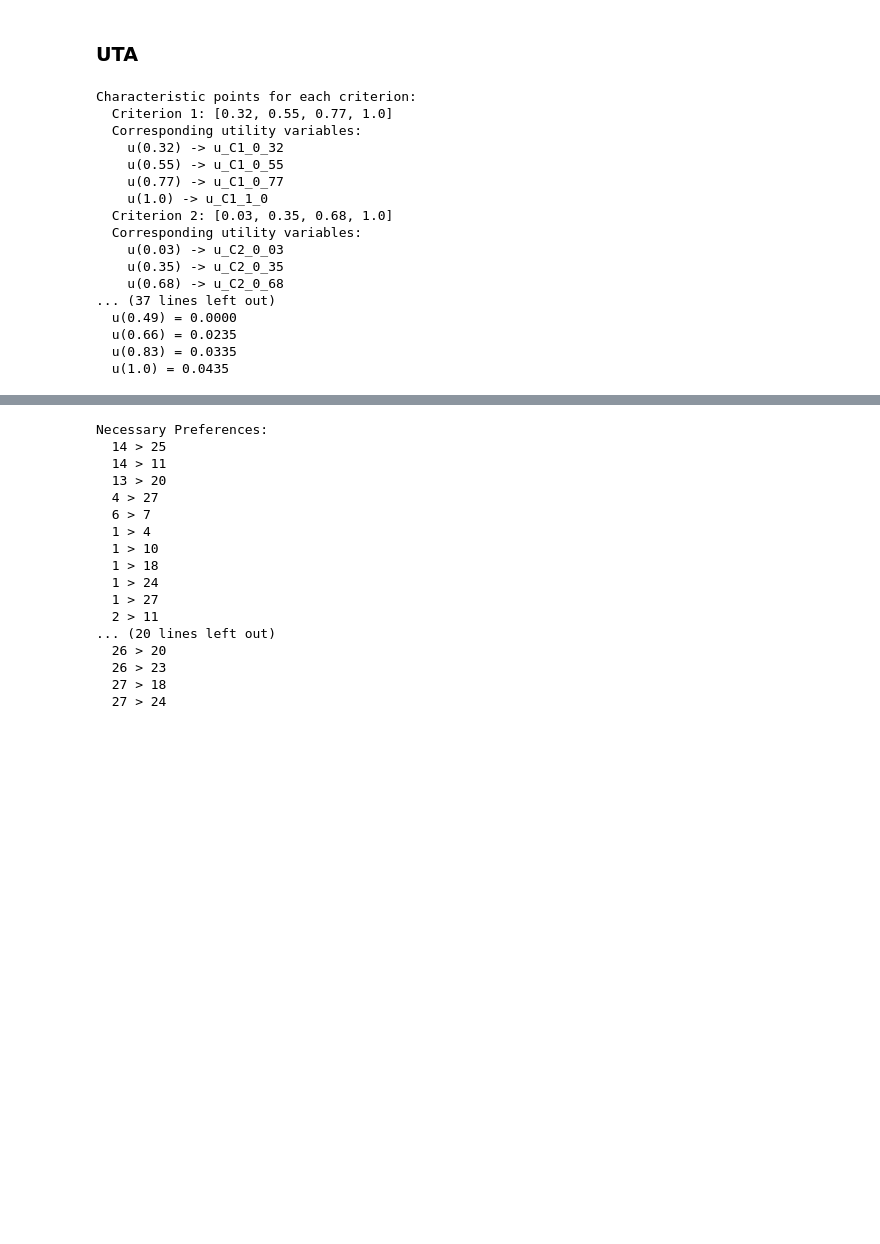
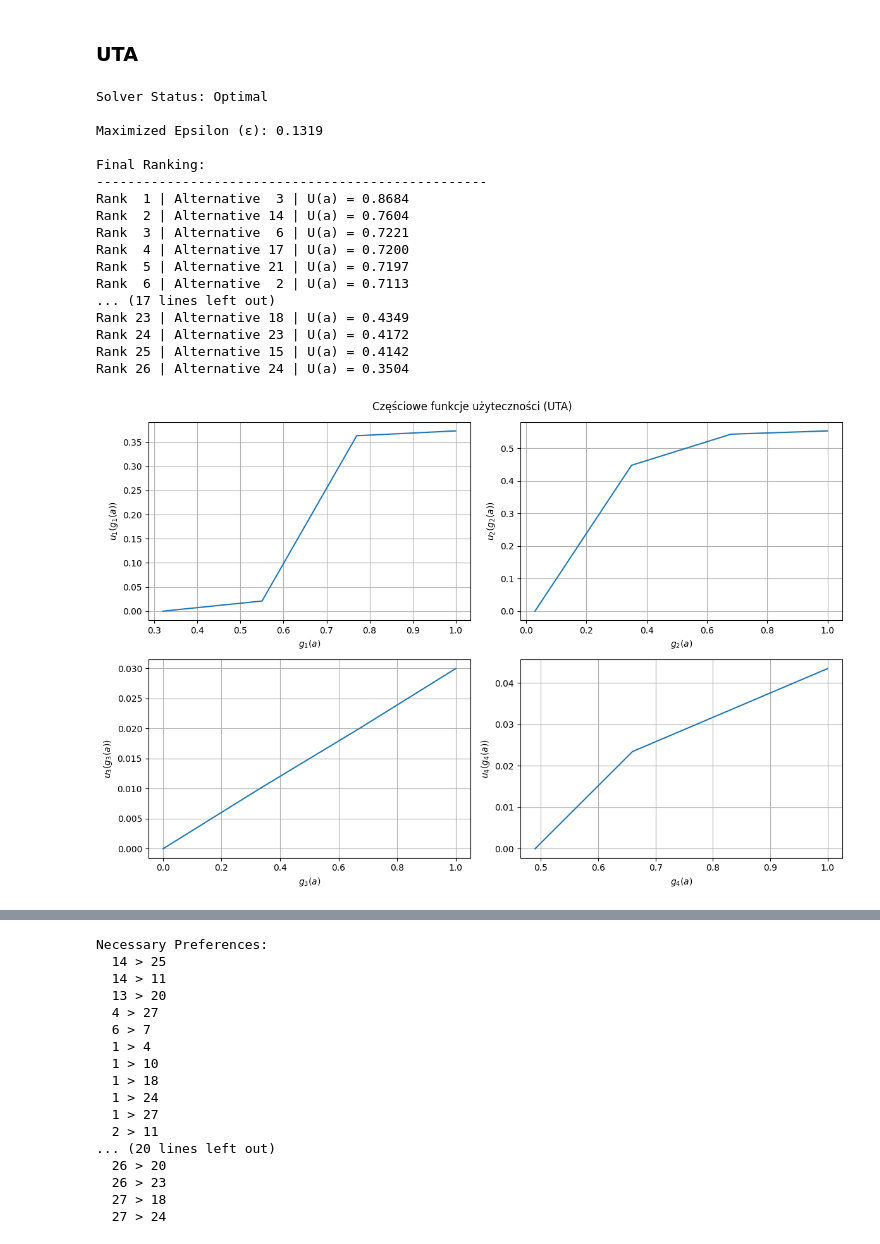
Before and after one commit to Sigmacci/uta-and-robust-ordinal-regression, a Jupyter notebook: main.ipynb, the cells around one changed output, grey strips where cells are left out. Drawn from its saved outputs; the diff is of its cells as text; code cells hidden in the pictures; blank space fills up the shorter version.

```diff
--- a/main.ipynb
+++ b/main.ipynb
@@ -59,13 +42,6 @@ for i in range(4):
             u[i][point] = LpVariable(var_name, lowBound=0)
 
     characteristic_points[i] = sorted(set(characteristic_points[i]))
-
-print("Characteristic points for each criterion:")
-for i in range(4):
-    print(f"  Criterion {i+1}: {characteristic_points[i]}")
-    print(f"  Corresponding utility variables:")
-    for point in characteristic_points[i]:
-        print(f"    u({point}) -> {u[i][point].name}")
 
 def get_u_interpolated(criterion_idx, eval_val):
     cps = characteristic_points[criterion_idx]
@@ -84,51 +60,82 @@ def get_u_interpolated(criterion_idx, eval_val):
             u_current = u[criterion_idx][x_current]
             u_next = u[criterion_idx][x_next]
 
             proportion = (eval_val - x_current) / (x_next - x_current)
             return u_current + proportion * (u_next - u_current)
 
 pairs = [('14', '25'), ('14', '11'), ('13', '20'), ('4', '27'), ('6', '7')]
 for a, b in pairs:
     u_a = lpSum([get_u_interpolated(i, data[str(a)][i]) for i in range(4)])
     u_b = lpSum([get_u_interpolated(i, data[str(b)][i]) for i in range(4)])
 
     prob += u_a - u_b >= epsilon, f"Pref_{a}_{b}"
 
 prob += lpSum([u[i][G[i][-1]] for i in range(4)]) == 1, "Normalize_Sum_Max"
 for i in range(4):
     prob += u[i][G[i][0]] == 0, f"Min_Zero_C{i+1}"
 
 for i in range(4):
     for j in range(1, n_characteristic_points):
         prob += u[i][characteristic_points[i][j]] >= u[i][characteristic_points[i][j-1]] + omega, f"Monotonicity_C{i+1}_CP{j}"
 
 prob.solve()
 print(f"Solver Status: {LpStatus[prob.status]}\n")
 if prob.status == 1:
     print(f"Maximized Epsilon (ε): {value(epsilon):.4f}\n")
+    U = {}
+    for key in data.keys():
+        total_utility = 0
+        for i in range(4):
+            total_utility += value(get_u_interpolated(i, data[key][i]))
+        U[key] = total_utility
 
+    sorted_variants = sorted(U.items(), key=lambda item: item[1], reverse=True)
 
-    for i in range(4):
-        print(f"\nPartial utility function for Criterion {i+1}:")
-        for val in characteristic_points[i]:
-            print(f"  u({val}) = {value(u[i][val]):.4f}")
+    print("Final Ranking:")
+    print("-" * 50)
+
+    current_rank = 1
+    previous_utility = None
+
+    for alt_id, util in sorted_variants:
+        if previous_utility is not None:
+            if abs(previous_utility - util) > 1e-6:
+                current_rank += 1
+
+        print(f"Rank {current_rank:2d} | Alternative {alt_id:>2s} | U(a) = {util:.4f}")
+
+        previous_utility = util
 else:
     print("Model is Infeasible.")
+
+plt.close('all')
+plt.figure(figsize=(12, 8))
+plt.suptitle('Częściowe funkcje użyteczności (UTA)')
+for i in range(4):
+    plt.subplot(2, 2, i + 1)
+    plt.plot(characteristic_points[i], [value(u[i][v]) for v in characteristic_points[i]])
+    plt.xlabel(f'$g_{i+1}(a)$')
+    plt.ylabel(f'$u_{i+1}(g_{i+1}(a))$')
+    plt.grid()
+
+plt.tight_layout()
+plt.show()
 # %% [output]
-Characteristic points for each criterion:
-  Criterion 1: [0.32, 0.55, 0.77, 1.0]
-  Corresponding utility variables:
-    u(0.32) -> u_C1_0_32
-    u(0.55) -> u_C1_0_55
-    u(0.77) -> u_C1_0_77
-    u(1.0) -> u_C1_1_0
-  Criterion 2: [0.03, 0.35, 0.68, 1.0]
-  Corresponding utility variables:
-    u(0.03) -> u_C2_0_03
-    u(0.35) -> u_C2_0_35
-    u(0.68) -> u_C2_0_68
-... (37 lines left out)
-  u(0.49) = 0.0000
-  u(0.66) = 0.0235
-  u(0.83) = 0.0335
-  u(1.0) = 0.0435
+Solver Status: Optimal
+
+Maximized Epsilon (ε): 0.1319
+
+Final Ranking:
+--------------------------------------------------
+Rank  1 | Alternative  3 | U(a) = 0.8684
+Rank  2 | Alternative 14 | U(a) = 0.7604
+Rank  3 | Alternative  6 | U(a) = 0.7221
+Rank  4 | Alternative 17 | U(a) = 0.7200
+Rank  5 | Alternative 21 | U(a) = 0.7197
+Rank  6 | Alternative  2 | U(a) = 0.7113
+... (17 lines left out)
+Rank 23 | Alternative 18 | U(a) = 0.4349
+Rank 24 | Alternative 23 | U(a) = 0.4172
+Rank 25 | Alternative 15 | U(a) = 0.4142
+Rank 26 | Alternative 24 | U(a) = 0.3504
+[figure, added]
```
Also changed, not shown: parts of 4 cells of this notebook.
